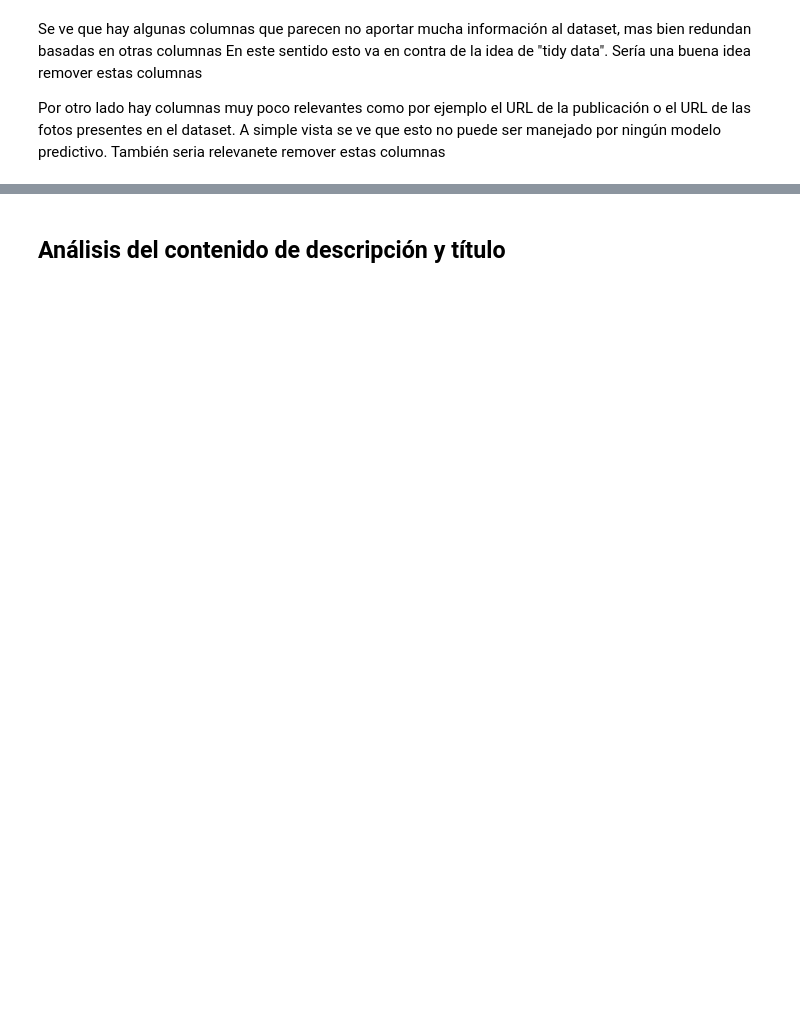
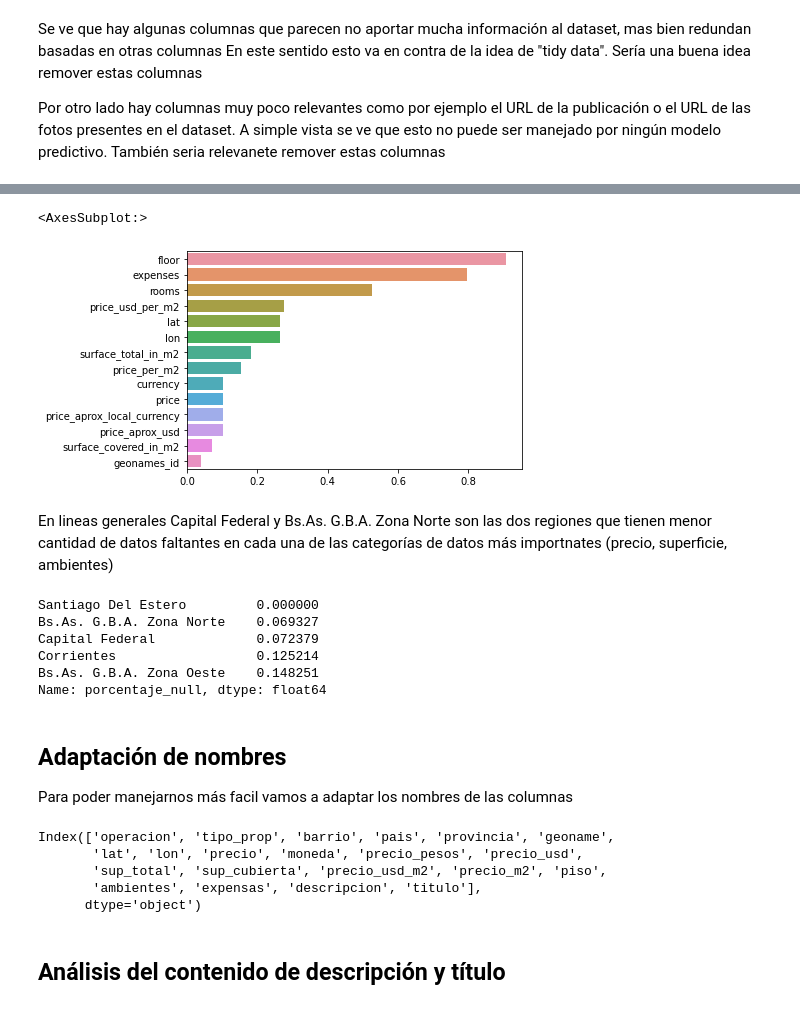
Before and after one commit to franfasan1/DH_G8_desafio1, a Jupyter notebook: notebook_desafio.ipynb, the cells around one changed output, grey strips where cells are left out. Saved outputs shown, nothing was run; the diff lists cells and outputs as text; code cells hidden in the pictures; blank space fills up the shorter version.

```diff
--- a/notebook_desafio.ipynb
+++ b/notebook_desafio.ipynb
@@ -85,0 +100,7 @@ data.drop(['properati_url', 'image_thumbnail'], axis = 1, inplace= True)
+# %%
+states = ["Capital Federal"]
+
+mask = [(x in states) for x in data.state_name]
+
+data2 = data.loc[mask,:]
+data2.sample(3)
@@ -107,2 +136,42 @@ sns.barplot(y = miss.index, x = miss)
+# %%
+md2 = data2.isnull().sum(axis = 0) / data2.shape[0]
+md2.sort_values(inplace = True, ascending = False)
+miss2 = md2[md2>0]
+
+sns.barplot(y = miss2.index, x = miss2)
+# %% [output]
+<AxesSubplot:>
+[figure, added]
+# %% [markdown]
+En lineas generales Capital Federal y Bs.As. G.B.A. Zona Norte son las dos regiones que tienen menor cantidad de datos faltantes en cada una de las categorías de datos más importnates (precio, superficie, ambientes)
+# %%
+a = data.surface_covered_in_m2.isnull().groupby(data['state_name']).sum().sort_values(ascending = False)
+b = pd.merge(a, data.state_name.value_counts(), left_index=True, right_index = True)
+b["porcentaje_null"] = b.surface_covered_in_m2/b.state_name
+b.porcentaje_null.sort_values().head()
+# %% [output]
+Santiago Del Estero         0.000000
+Bs.As. G.B.A. Zona Norte    0.069327
+Capital Federal             0.072379
+Corrientes                  0.125214
+Bs.As. G.B.A. Zona Oeste    0.148251
+Name: porcentaje_null, dtype: float64
+# %% [markdown]
+## Adaptación de nombres
+
+Para poder manejarnos más facil vamos a adaptar los nombres de las columnas
+# %%
+data2.columns
+data2.columns = ['operacion', 'tipo_prop', 'barrio', 'pais', 'provincia', 'geoname', 'lat', 'lon',
+                 'precio', 'moneda', 'precio_pesos', 'precio_usd', 'sup_total', 'sup_cubierta', 'precio_usd_m2', 'precio_m2',
+                'piso', 'ambientes', 'expensas', 'descripcion', 'titulo']
+
+data2.columns
+# %% [output]
+Index(['operacion', 'tipo_prop', 'barrio', 'pais', 'provincia', 'geoname',
+       'lat', 'lon', 'precio', 'moneda', 'precio_pesos', 'precio_usd',
+       'sup_total', 'sup_cubierta', 'precio_usd_m2', 'precio_m2', 'piso',
+       'ambientes', 'expensas', 'descripcion', 'titulo'],
+      dtype='object')
 # %% [markdown]
 ## Análisis del contenido de descripción y título
```
Also changed, not shown: parts of 38 cells of this notebook, 1 other file.
